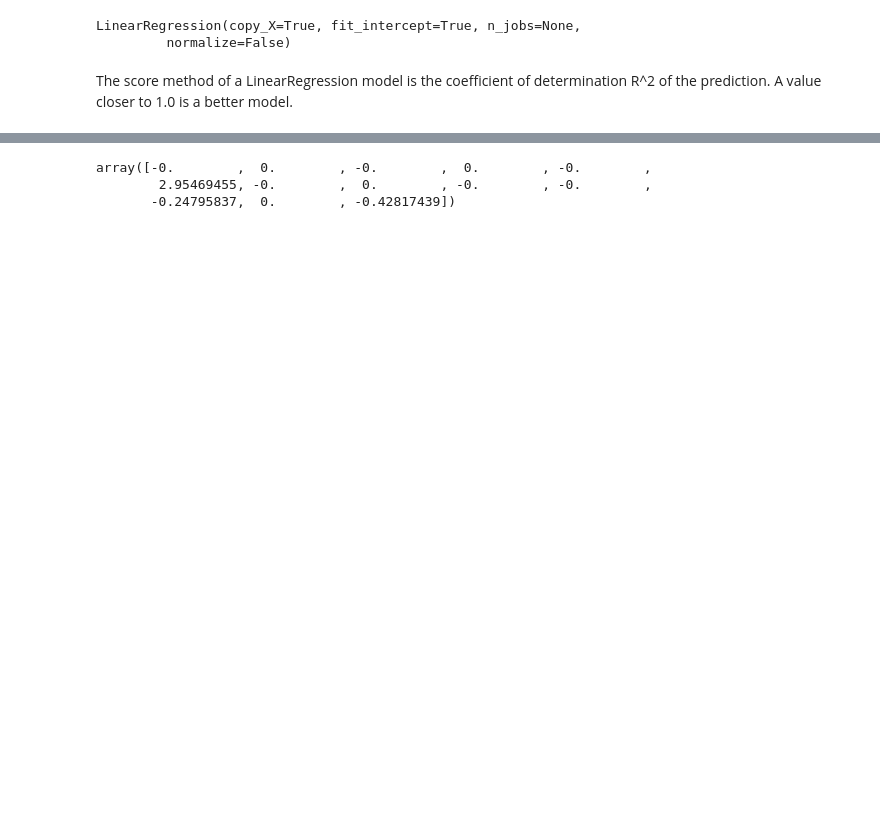
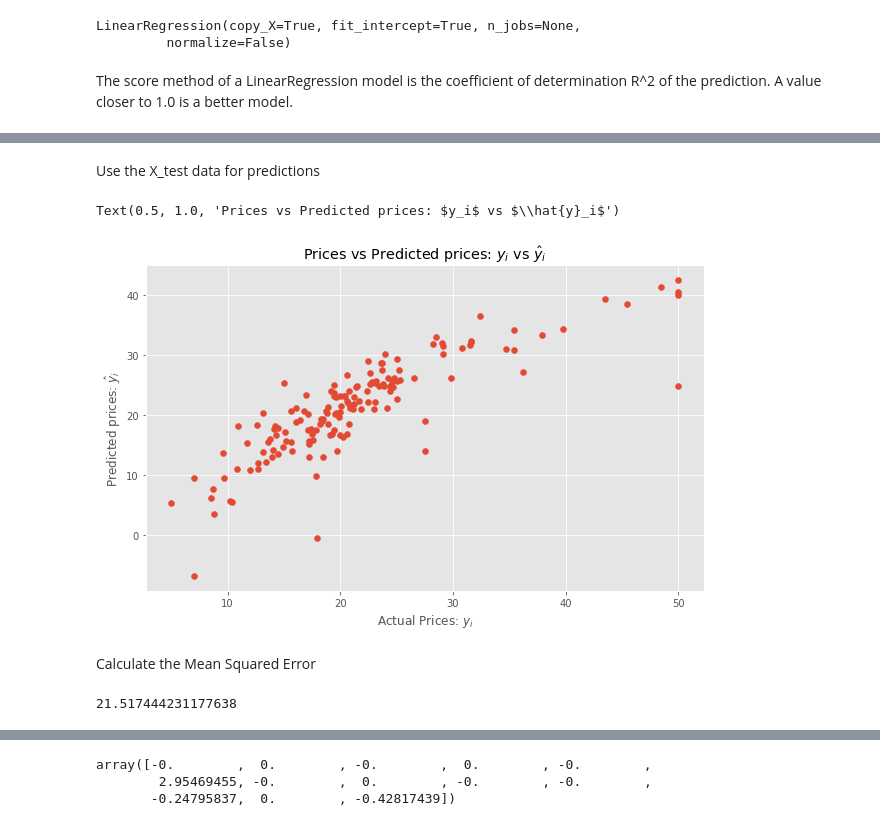
Before and after one commit to youngsoul/supervised-machine-learning-with-scikit-learn, a Jupyter notebook: SupervisedLearningWithScikitLearn.ipynb, the cells around one changed output, grey strips where cells are left out. Drawn from its saved outputs; the diff is of its cells as text; code cells hidden in the pictures; blank space fills up the shorter version.

```diff
--- a/SupervisedLearningWithScikitLearn.ipynb
+++ b/SupervisedLearningWithScikitLearn.ipynb
@@ -625,0 +635,2 @@ boston.head()
+# %%
+boston_data = datasets.load_boston()
@@ -625,0 +657,4 @@ boston.head()
+# %%
+boston_data_df = pd.DataFrame(boston_data.data, columns=boston_data.feature_names)
+boston_data_df['MEDV'] = boston_data.target
+boston_data_df.head()
@@ -630,3 +674,3 @@ First create the features and the target data arrays
 # %%
-X = boston.drop(columns=['MEDV'])
-y = boston['MEDV']
+X = boston_data_df.drop(columns=['MEDV'])
+y = boston_data_df['MEDV']
@@ -649,0 +756,15 @@ linear_regression_model.score(X_test, y_test)
+# %% [markdown]
+Use the X_test data for predictions
+# %%
+y_pred = linear_regression_model.predict(X_test)
+# %%
+plt.figure(figsize=(10,6))
+plt.scatter(y_test, y_pred)
+plt.xlabel("Actual Prices: $y_i$")
+plt.ylabel("Predicted prices: $\hat{y}_i$")
+plt.title("Prices vs Predicted prices: $y_i$ vs $\hat{y}_i$")
+# %% [output]
+Text(0.5, 1.0, 'Prices vs Predicted prices: $y_i$ vs $\\hat{y}_i$')
+[figure, added]
+# %% [markdown]
+Calculate the Mean Squared Error
@@ -649,0 +773,5 @@ linear_regression_model.score(X_test, y_test)
+# %%
+mse = mean_squared_error(y_test,  y_pred)
+print(mse)
+# %% [output]
+21.517444231177638
```
Also changed, not shown: parts of 51 cells of this notebook, 4 other files.
